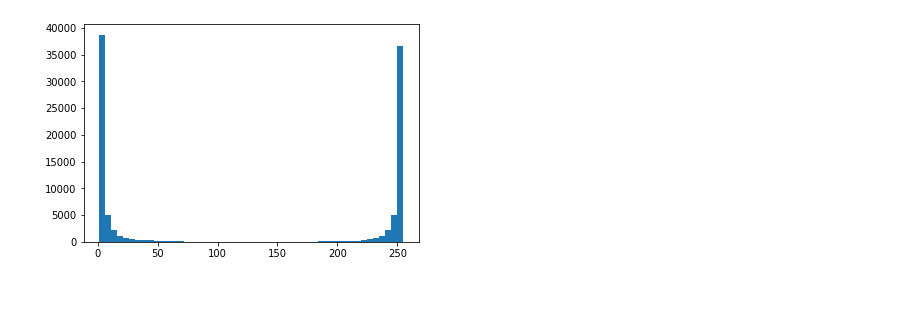
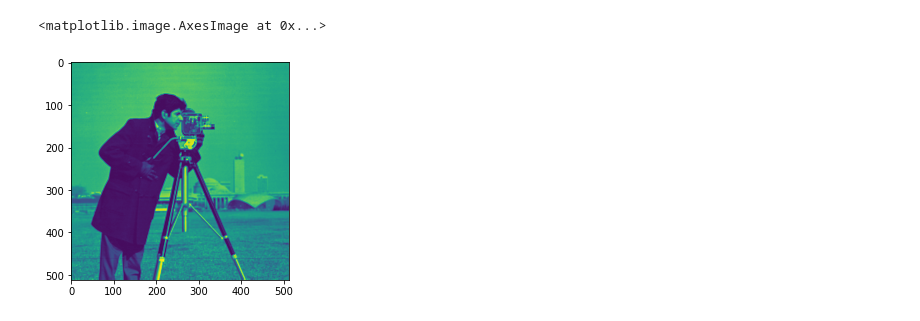
Before and after one commit to theophilec/1-bit-cs-with-lp-reproduction, a Jupyter notebook: reproduction_lena.ipynb, the cells around one changed output. Cells and saved outputs as stored; diff of their text form; code cells hidden in the pictures; blank space fills up the shorter version.

```diff
--- a/reproduction_lena.ipynb
+++ b/reproduction_lena.ipynb
@@ -18,8 +24,8 @@ original = pywt.data.camera()
 # %%
-coeffs2 = pywt.dwt2(original, 'haar')
+coeffs2 = pywt.dwt2(original, 'db10')
 LL, (LH, HL, HH) = coeffs2
-x_0 = np.zeros_like(original)
-x_0[:256, :256] = LL
-x_0[:256, 256:] = LH
-x_0[256:, :256] = HL
-x_0[:256, :256] = HH
+x_0 = np.zeros((265 * 2, 265 * 2))
+x_0[:265, :265] = LL
+x_0[:265, 265:] = LH
+x_0[265:, :265] = HL
+x_0[:265, :265] = HH
@@ -31,7 +32,7 @@ plt.imshow(x_0, cmap="jet")
-# %%
-plt.hist(x_0[x_0 > 0], bins=50)
-plt.show()
-# %% [output]
-[figure, removed]
+# %%
+plt.imshow(pywt.idwt2((LL, (LH, HL, HH)), 'db10'))
+# %% [output]
+<matplotlib.image.AxesImage at 0x...>
+[figure, added]
 # %%
 # Parameters
```
Also changed, not shown: parts of 18 cells of this notebook, 3 other files.
